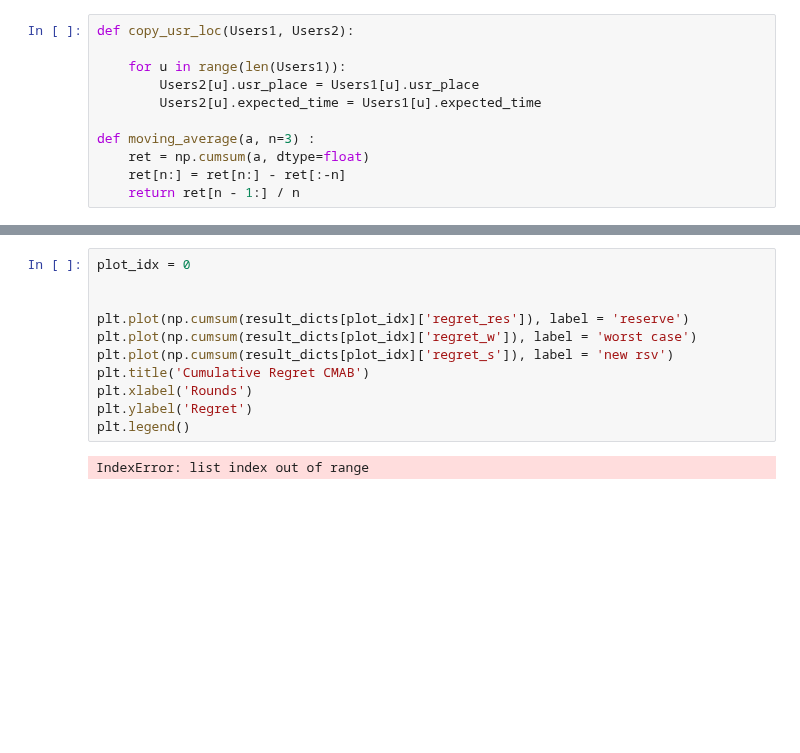
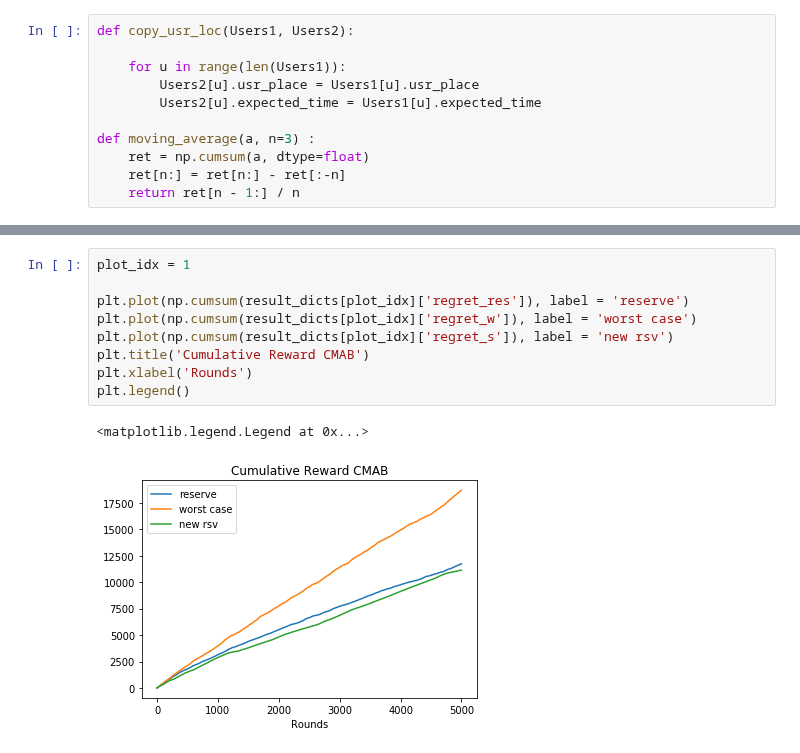
Before and after one commit to tj-kim/DistMEC, a Jupyter notebook: jupyter_notebooks/22_06_02 Worst Case Gain.ipynb, the cells around one changed output, grey strips where cells are left out. Drawn from its saved outputs; the diff is of its cells as text; blank space fills up the shorter version.

```diff
--- a/jupyter_notebooks/22_06_02 Worst Case Gain.ipynb
+++ b/jupyter_notebooks/22_06_02 Worst Case Gain.ipynb
@@ -171,14 +169,13 @@ performance_list
 # %%
-plot_idx = 0
-
+plot_idx = 1
 
 plt.plot(np.cumsum(result_dicts[plot_idx]['regret_res']), label = 'reserve')
 plt.plot(np.cumsum(result_dicts[plot_idx]['regret_w']), label = 'worst case')
 plt.plot(np.cumsum(result_dicts[plot_idx]['regret_s']), label = 'new rsv')
-plt.title('Cumulative Regret CMAB')
+plt.title('Cumulative Reward CMAB')
 plt.xlabel('Rounds')
-plt.ylabel('Regret')
 plt.legend()
 # %% [output]
-IndexError: list index out of range
+<matplotlib.legend.Legend at 0x...>
+[figure, added]
 # %%
```
Also changed, not shown: parts of 9 cells of this notebook, 3 other files.
